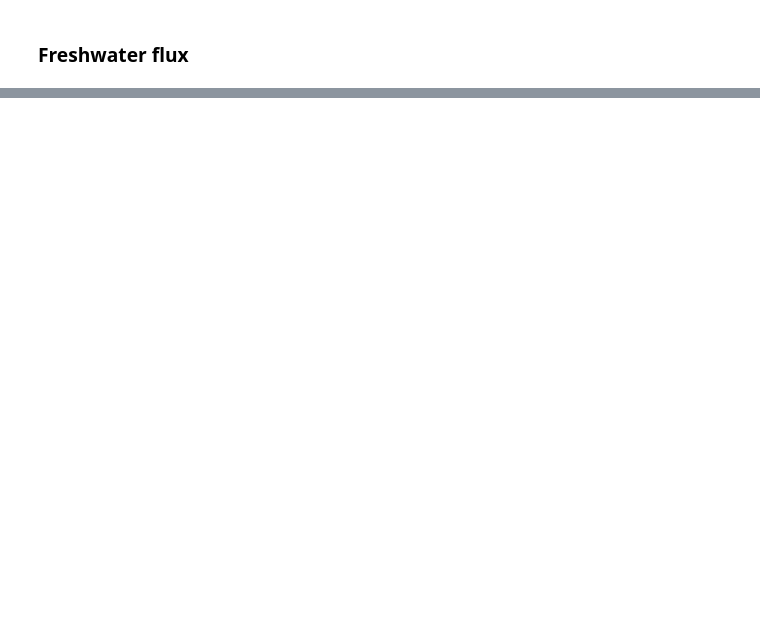
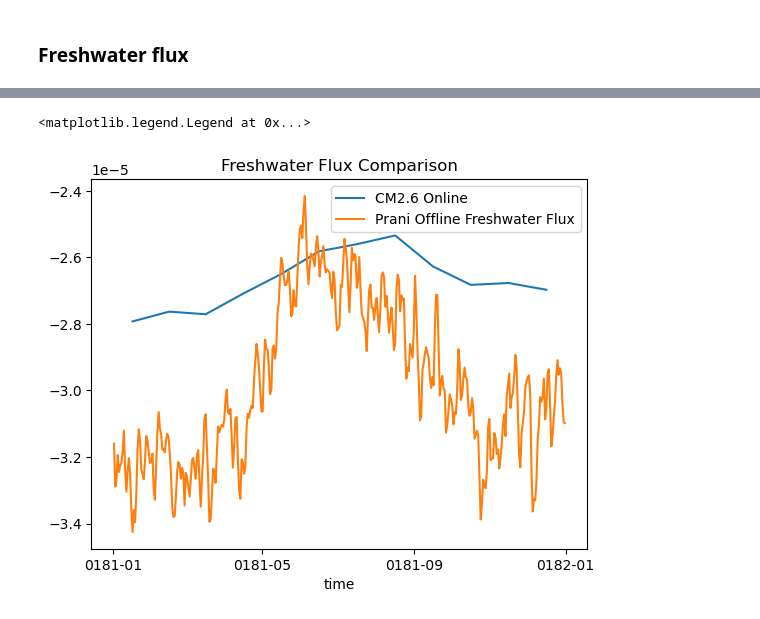
Before and after one commit to ocean-transport/air-sea-ML, a Jupyter notebook: fluxComparisonWithGCM.ipynb, the cells around one changed output, grey strips where cells are left out. Drawn from its saved outputs; the diff is of its cells as text; code cells hidden in the pictures; blank space fills up the shorter version.

```diff
--- a/fluxComparisonWithGCM.ipynb
+++ b/fluxComparisonWithGCM.ipynb
@@ -503,0 +203,3 @@ Attributes: (0)
+# %%
+FF_spatialAvg = evap.mean(dim=["xt_ocean", "yt_ocean"]).load()
+FF_spatialAvg
@@ -649,0 +313,4 @@ ax.legend(handles, labels, loc="best")
+# %%
+FF_CM26 = ds.evap.mean(dim=["xt_ocean", "yt_ocean"]).load()
+FF_CM26 = FF_CM26.isel(time=slice(0,12))
+FF_CM26
@@ -649,0 +350,13 @@ ax.legend(handles, labels, loc="best")
+# %%
+fig, ax = plt.subplots()
+
+FF_CM26.plot(label=f"CM2.6 Online", ax=ax)
+
+FF_spatialAvg.plot(label='Prani Offline Freshwater Flux', ax=ax)
+
+ax.set_title("Freshwater Flux Comparison")
+handles, labels = ax.get_legend_handles_labels()
+ax.legend(handles, labels, loc="best")
+# %% [output]
+<matplotlib.legend.Legend at 0x...>
+[figure, added]
```
Also changed, not shown: parts of 47 cells of this notebook, 3 other files.
